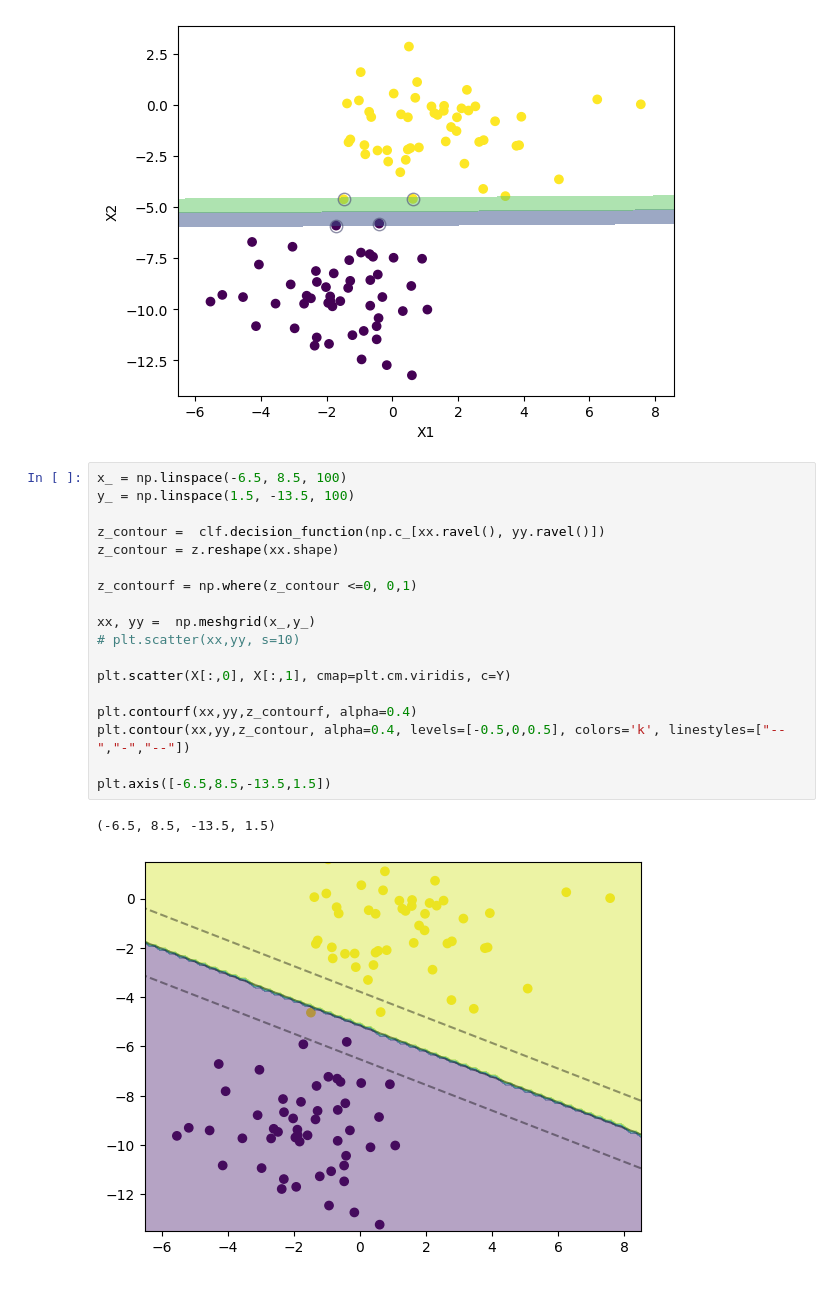
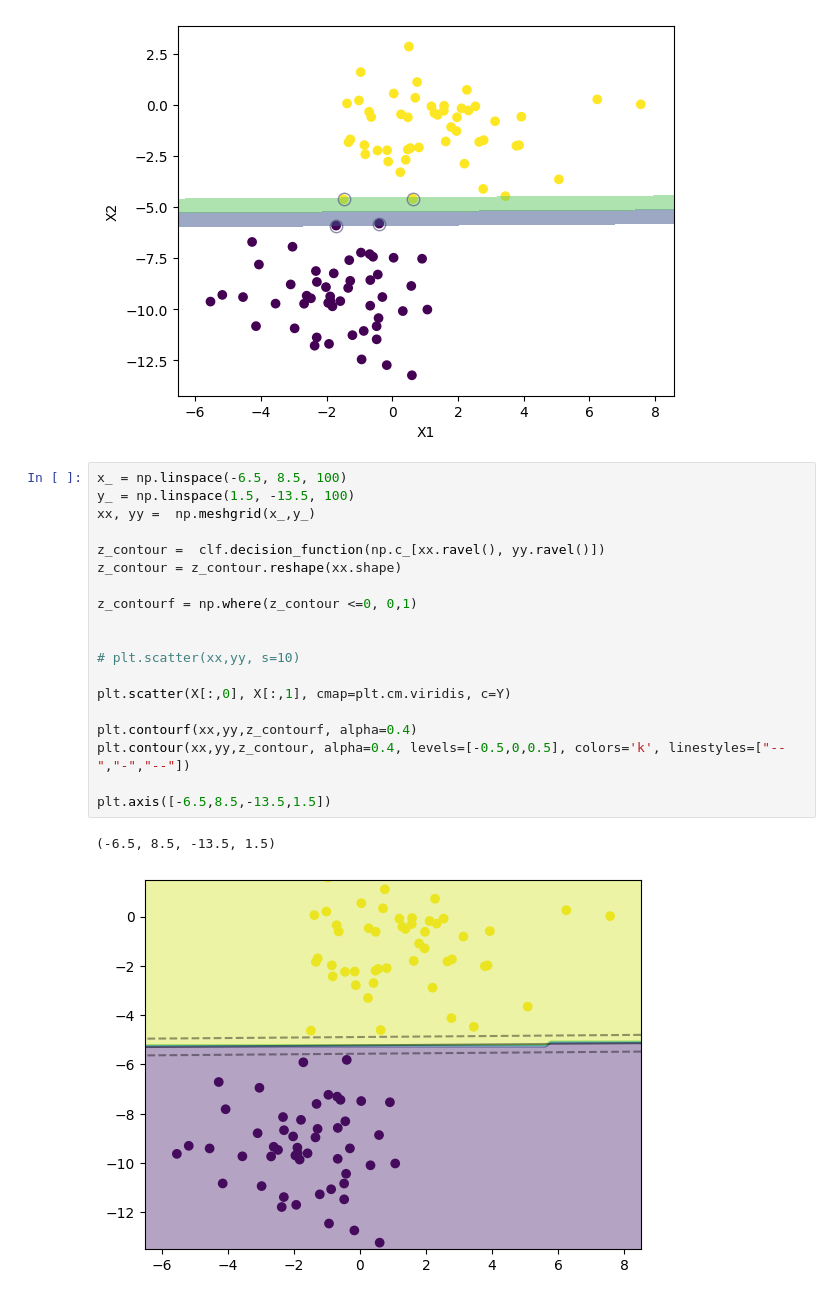
Before and after one commit to Manish-Kumar-9782/Tutorials-, a Jupyter notebook: Python DataScience/Aug 2023/Support Vector.ipynb, the cells around one changed output. Cells and saved outputs as stored; diff of their text form.

```diff
--- a/Python DataScience/Aug 2023/Support Vector.ipynb
+++ b/Python DataScience/Aug 2023/Support Vector.ipynb
@@ -281,21 +281,22 @@ ax.scatter(support_vectors[:,0], support_vectors[:,1], color='#0000', edgecolor=
 # %%
 x_ = np.linspace(-6.5, 8.5, 100)
 y_ = np.linspace(1.5, -13.5, 100)
+xx, yy =  np.meshgrid(x_,y_)
 
 z_contour =  clf.decision_function(np.c_[xx.ravel(), yy.ravel()])
-z_contour = z.reshape(xx.shape)
+z_contour = z_contour.reshape(xx.shape)
 
 z_contourf = np.where(z_contour <=0, 0,1)
 
-xx, yy =  np.meshgrid(x_,y_)
+
 # plt.scatter(xx,yy, s=10)
 
 plt.scatter(X[:,0], X[:,1], cmap=plt.cm.viridis, c=Y)
 
 plt.contourf(xx,yy,z_contourf, alpha=0.4)
 plt.contour(xx,yy,z_contour, alpha=0.4, levels=[-0.5,0,0.5], colors='k', linestyles=["--","-","--"])
 
 plt.axis([-6.5,8.5,-13.5,1.5])
 # %% [output]
 (-6.5, 8.5, -13.5, 1.5)
-[figure, old version]
+[figure, new version]
```
Also changed, not shown: parts of 2 cells of this notebook, 1 other file.
